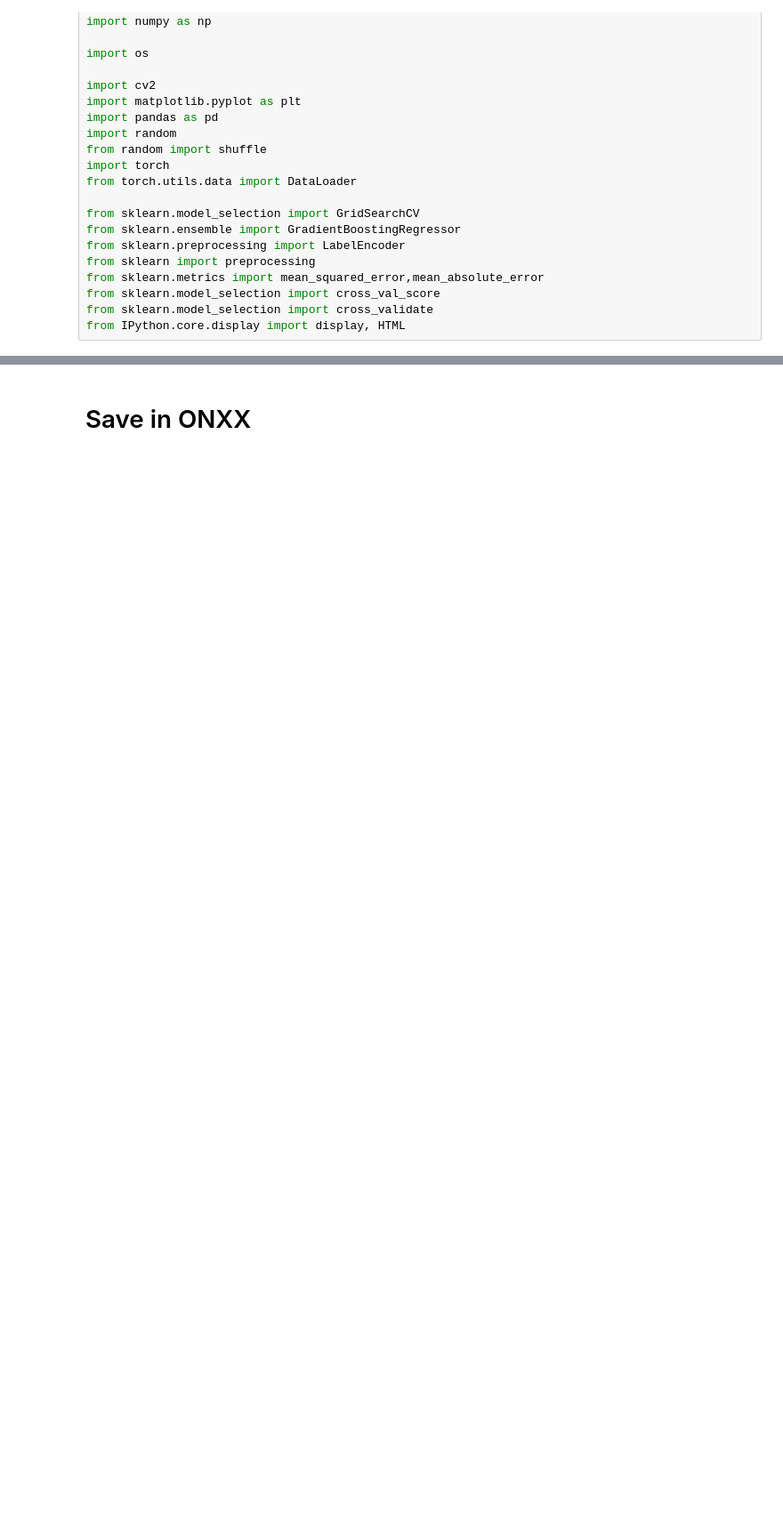
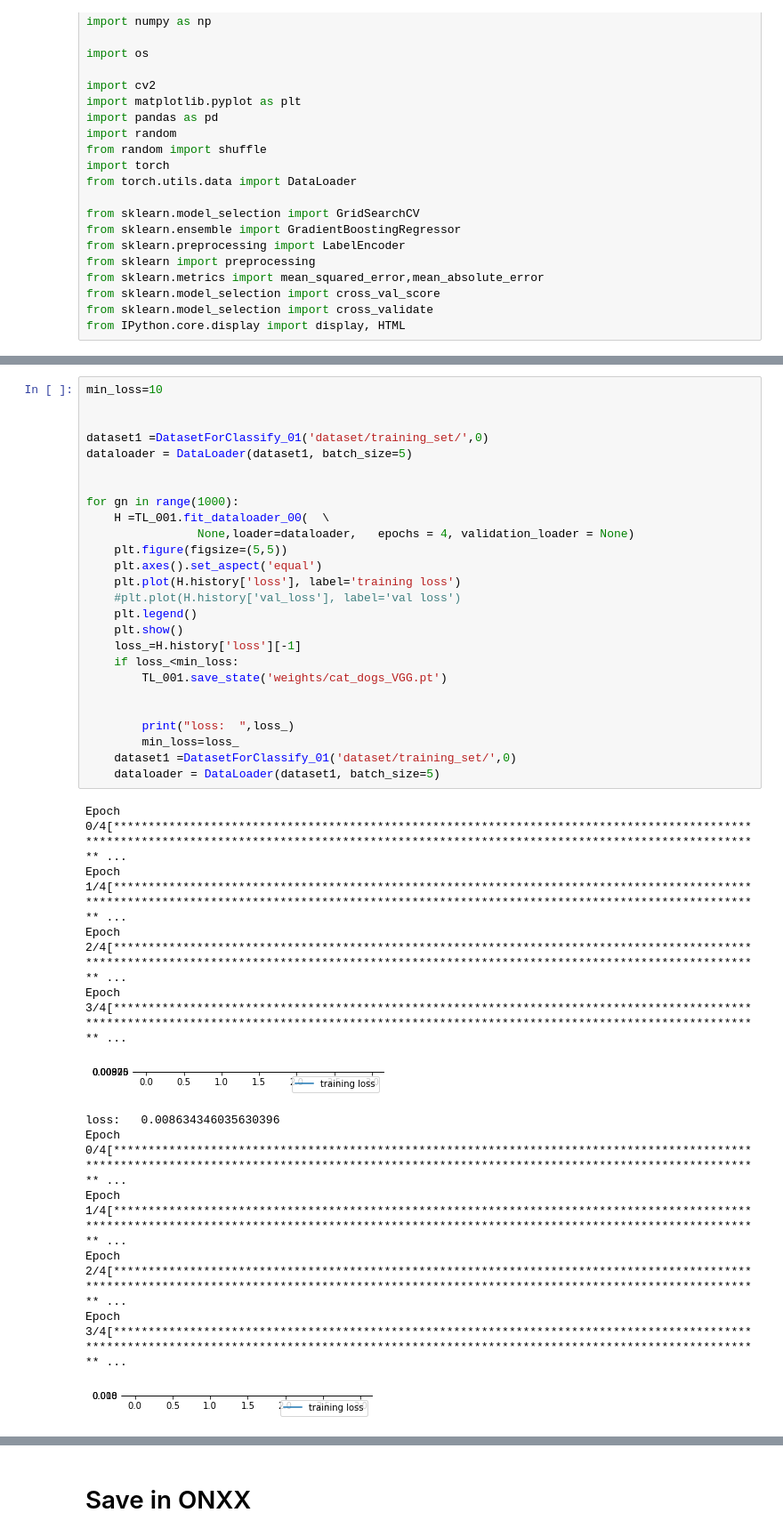
Before and after one commit to GGS111/NNtraining, a Jupyter notebook: vgg_classifier_00.ipynb, the cells around one changed output, grey strips where cells are left out. Shown at 89% size. Saved outputs shown, nothing was run; the diff lists cells and outputs as text; blank space fills up the shorter version.

Commit message:
clean path+new weight

```diff
--- a/vgg_classifier_00.ipynb
+++ b/vgg_classifier_00.ipynb
@@ -813,0 +815,38 @@ Estimated Total Size (MB): 166.21
+# %%
+min_loss=10
+
+
+dataset1 =DatasetForClassify_01('dataset/training_set/',0)
+dataloader = DataLoader(dataset1, batch_size=5)
+
+
+for gn in range(1000):
+    H =TL_001.fit_dataloader_00(  \
+                None,loader=dataloader,   epochs = 4, validation_loader = None)
+    plt.figure(figsize=(5,5))
+    plt.axes().set_aspect('equal')
+    plt.plot(H.history['loss'], label='training loss')
+    #plt.plot(H.history['val_loss'], label='val loss')
+    plt.legend()
+    plt.show()
+    loss_=H.history['loss'][-1]
+    if loss_<min_loss:
+        TL_001.save_state('weights/cat_dogs_VGG.pt')
+
+
+        print("loss:  ",loss_)
+        min_loss=loss_
+    dataset1 =DatasetForClassify_01('dataset/training_set/',0)
+    dataloader = DataLoader(dataset1, batch_size=5)
+# %% [output]
+Epoch 0/4[********************************************************************************************************************************************************************************************** ...
+Epoch 1/4[********************************************************************************************************************************************************************************************** ...
+Epoch 2/4[********************************************************************************************************************************************************************************************** ...
+Epoch 3/4[********************************************************************************************************************************************************************************************** ...
+[figure, added]
+loss:   0.008634346035630396
+Epoch 0/4[********************************************************************************************************************************************************************************************** ...
+Epoch 1/4[********************************************************************************************************************************************************************************************** ...
+Epoch 2/4[********************************************************************************************************************************************************************************************** ...
+Epoch 3/4[********************************************************************************************************************************************************************************************** ...
+[figure, added]
```
Also changed, not shown: parts of 6 cells of this notebook, 18 other files.
